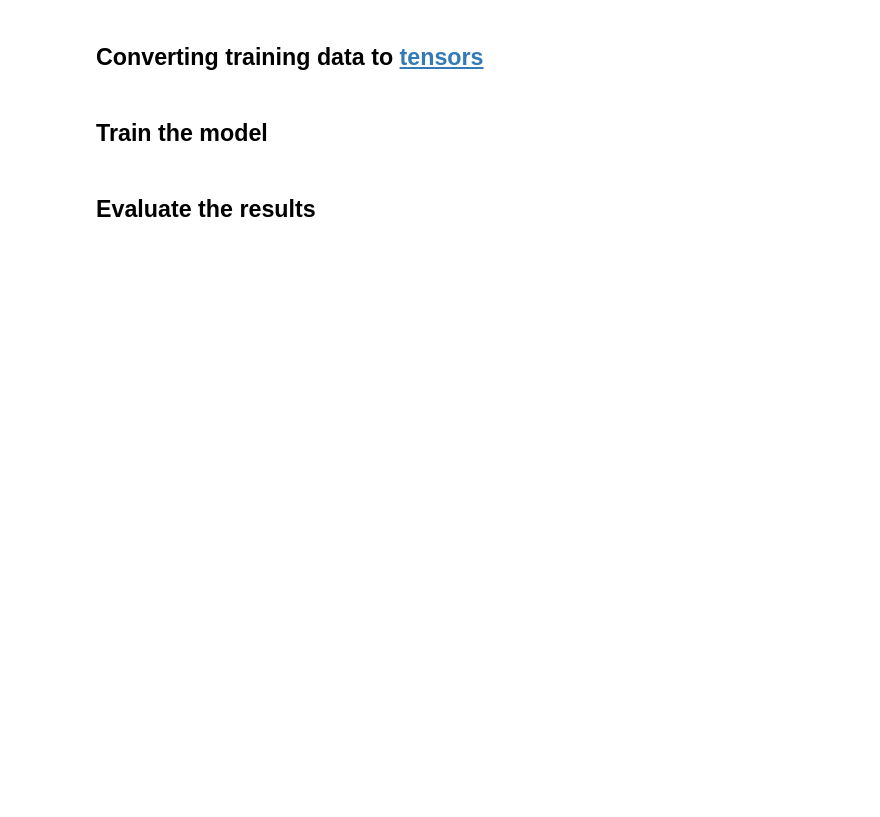
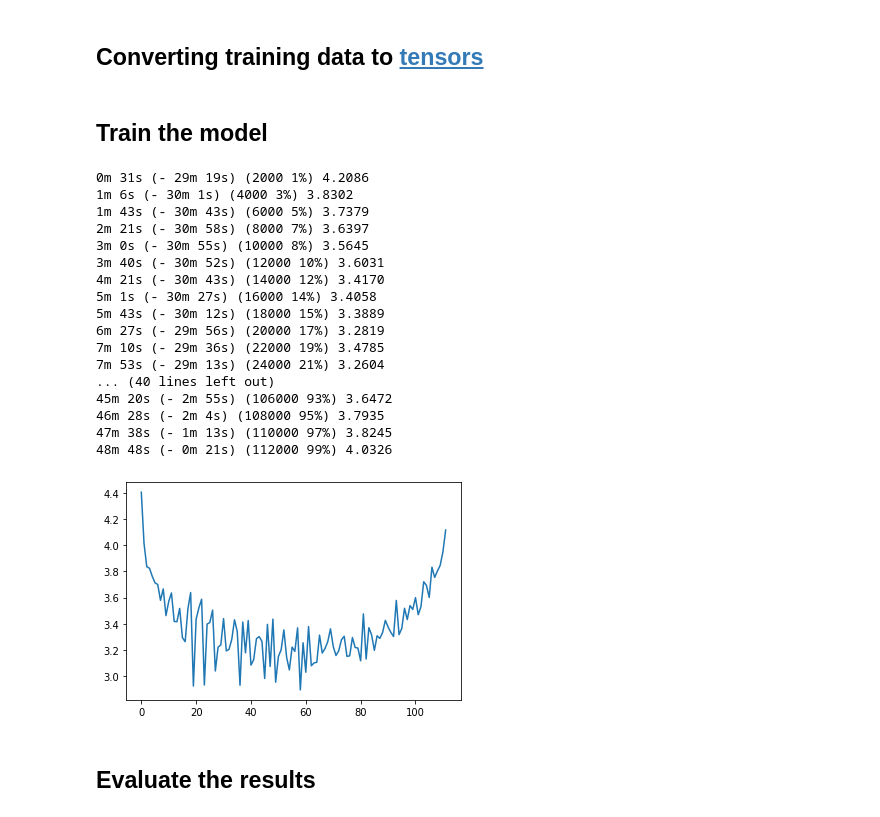
Before and after one commit to dpapathanasiou/export-import, a Jupyter notebook: notebooks/MT-pytorch-seq2seq-tutorial.ipynb, the cells around one changed output. Saved outputs shown, nothing was run; the diff lists cells and outputs as text; code cells hidden in the pictures; blank space fills up the shorter version.

Commit message:
Trained on paperspace notebook, and captured results (still meh)

```diff
--- a/notebooks/MT-pytorch-seq2seq-tutorial.ipynb
+++ b/notebooks/MT-pytorch-seq2seq-tutorial.ipynb
@@ -329,7 +332,7 @@ def parse_language_pairs(input_file=data_file):
             pairs.append((parts[0], parts[1]))
     return pairs
 # %%
-MAX_WORD_LENGTH = 512
+MAX_WORD_LENGTH = 12
 
 def filter_by_word_length(pair):
     """
@@ -381,15 +384,34 @@ decoder_file = Path.cwd() / "data/decoder.pkl"
 # %%
 hidden_size = 256
 
 if encoder_file.exists() and decoder_file.exists():
     encoder = pickle.load(open(encoder_file, 'rb'))
     attn_decoder = pickle.load(open(decoder_file, 'rb'))
 else:
     encoder = EncoderRNN(eng.n_words, hidden_size).to(device)
     attn_decoder = AttentionDecoderRNN(hidden_size, spa.n_words, 0.1, MAX_WORD_LENGTH).to(device)
-    train_tensors(encoder, attn_decoder, training_tensors, MAX_WORD_LENGTH, 2000, 1000, 0.02)
+    train_tensors(encoder, attn_decoder, training_tensors, MAX_WORD_LENGTH, 2000, 1000, 0.01)
     pickle.dump(encoder, open(encoder_file, 'wb'))
     pickle.dump(attn_decoder, open(decoder_file, 'wb'))
+# %% [output]
+0m 31s (- 29m 19s) (2000 1%) 4.2086
+1m 6s (- 30m 1s) (4000 3%) 3.8302
+1m 43s (- 30m 43s) (6000 5%) 3.7379
+2m 21s (- 30m 58s) (8000 7%) 3.6397
+3m 0s (- 30m 55s) (10000 8%) 3.5645
+3m 40s (- 30m 52s) (12000 10%) 3.6031
+4m 21s (- 30m 43s) (14000 12%) 3.4170
+5m 1s (- 30m 27s) (16000 14%) 3.4058
+5m 43s (- 30m 12s) (18000 15%) 3.3889
+6m 27s (- 29m 56s) (20000 17%) 3.2819
+7m 10s (- 29m 36s) (22000 19%) 3.4785
+7m 53s (- 29m 13s) (24000 21%) 3.2604
+... (40 lines left out)
+45m 20s (- 2m 55s) (106000 93%) 3.6472
+46m 28s (- 2m 4s) (108000 95%) 3.7935
+47m 38s (- 1m 13s) (110000 97%) 3.8245
+48m 48s (- 0m 21s) (112000 99%) 4.0326
+[figure, added]
 # %% [markdown]
 ## Evaluate the results
 # %%
```
Also changed, not shown: parts of 5 cells of this notebook.
